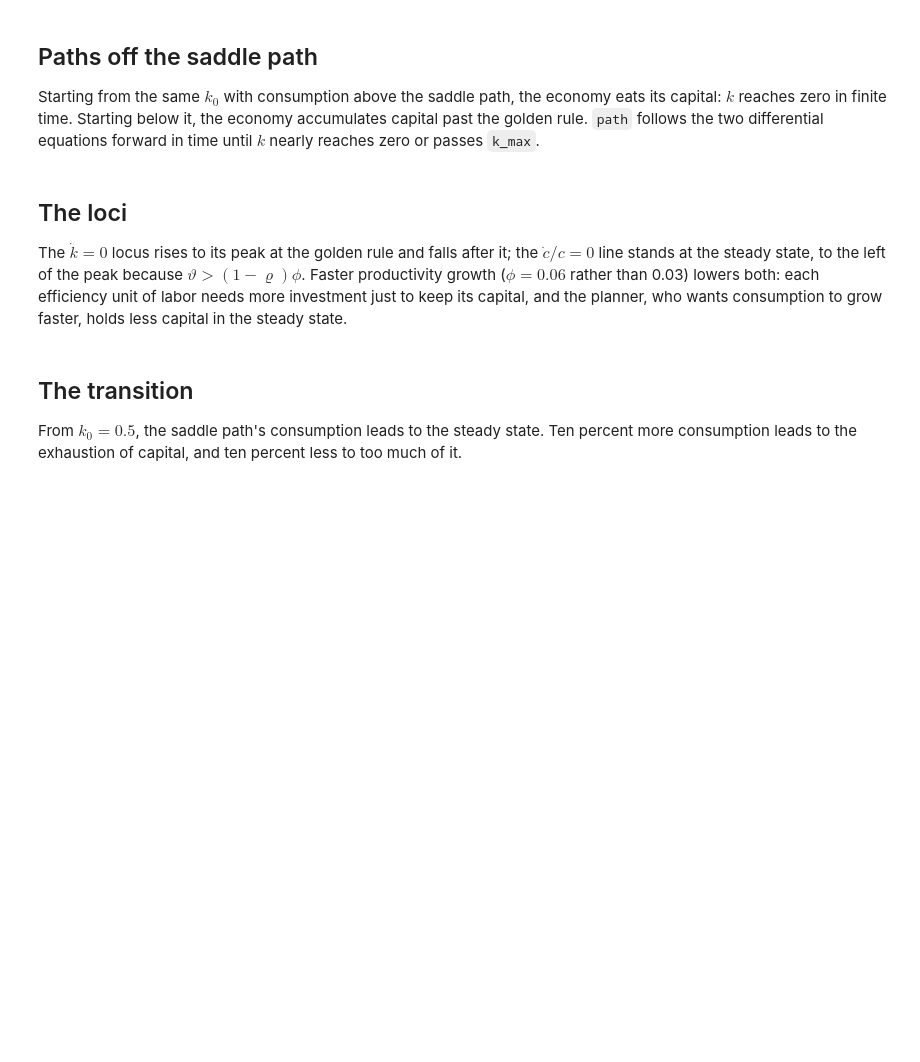
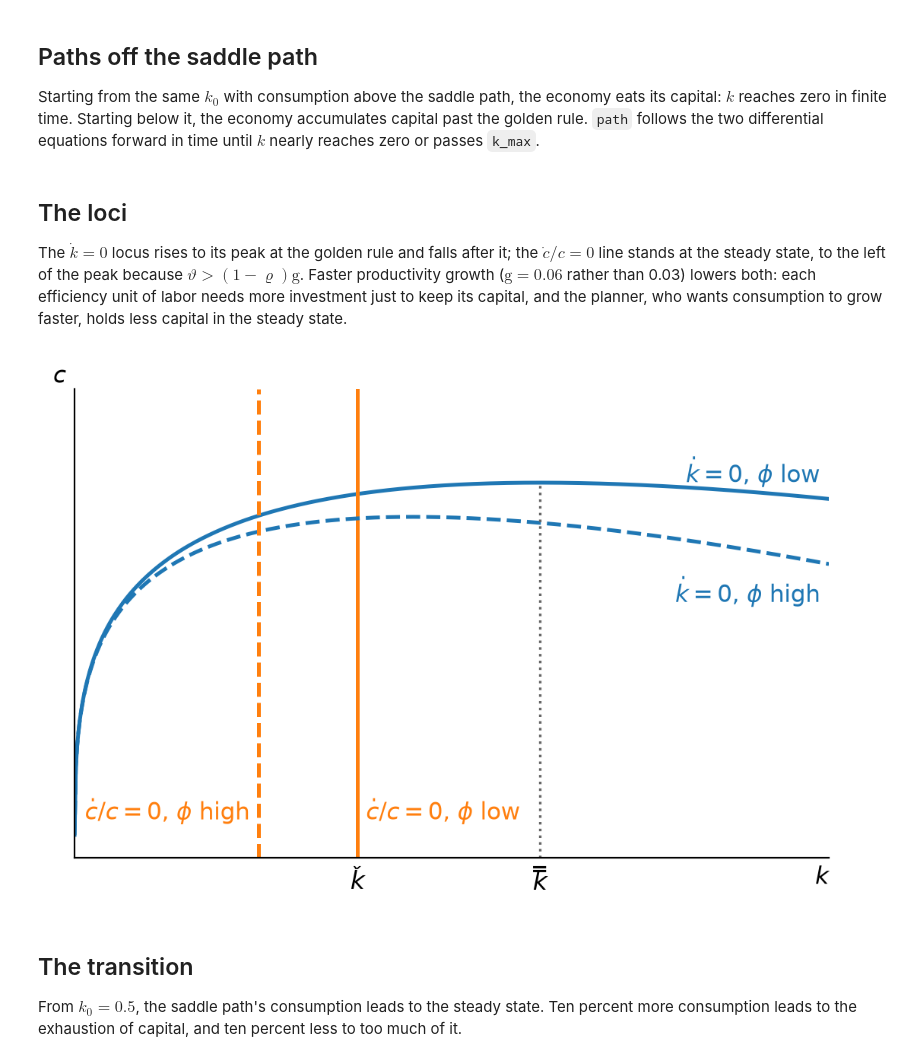
Before and after one commit to ccarrollATjhuecon/RamseyCassKoopmans, a Jupyter notebook: RamseyCassKoopmans.ipynb, the cells around one changed output. Drawn from its saved outputs; the diff is of its cells as text; code cells hidden in the pictures; blank space fills up the shorter version.

```diff
--- a/RamseyCassKoopmans.ipynb
+++ b/RamseyCassKoopmans.ipynb
@@ -131,16 +132,18 @@ def path(e, k0, c0, k_max, T=400):
 # %% [markdown]
 ## The loci
 
-The $\dot{k}=0$ locus rises to its peak at the golden rule and falls after it; the $\dot{c}/c=0$ line stands at the steady state, to the left of the peak because $\vartheta > (1-\varrho)\phi$. Faster productivity growth ($\phi = 0.06$ rather than 0.03) lowers both: each efficiency unit of labor needs more investment just to keep its capital, and the planner, who wants consumption to grow faster, holds less capital in the steady state.
+The $\dot{k}=0$ locus rises to its peak at the golden rule and falls after it; the $\dot{c}/c=0$ line stands at the steady state, to the left of the peak because $\vartheta > (1-\varrho)\mathrm{g}$. Faster productivity growth ($\mathrm{g} = 0.06$ rather than 0.03) lowers both: each efficiency unit of labor needs more investment just to keep its capital, and the planner, who wants consumption to grow faster, holds less capital in the steady state.
 # %%
 e = Economy()
 fast = replace(e, phi=0.06)
 k = np.linspace(1e-4, 6, 600)
 fig, ax = plt.subplots()
-ramsey.draw_loci(ax, k, {r"$\phi$ low": (kdot_zero(e, k), steady_state(e)[0]),
-                         r"$\phi$ high": (kdot_zero(fast, k), steady_state(fast)[0])},
+ramsey.draw_loci(ax, k, {notation.tex(r"$\ptyGro$ low"): (kdot_zero(e, k), steady_state(e)[0]),
+                         notation.tex(r"$\ptyGro$ high"): (kdot_zero(fast, k), steady_state(fast)[0])},
                  golden=golden_rule(e))
 style.save(fig, "RamseySSPlot")
+# %% [output]
+[figure, added]
 # %% [markdown]
 ## The transition
 
```
Also changed, not shown: parts of 7 cells of this notebook, 5 other files.
